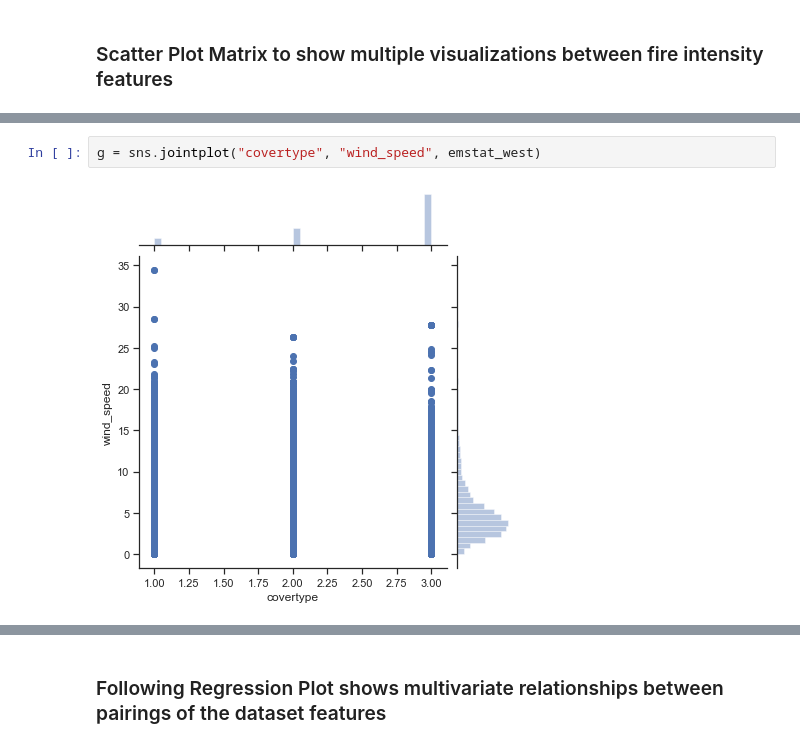
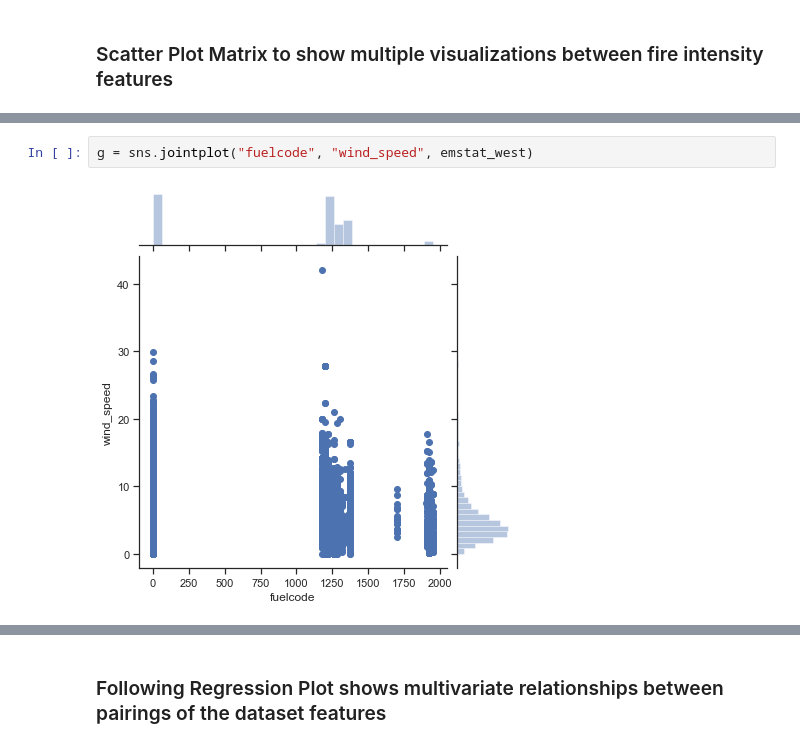
Before and after one commit to NahidGithub/Predicting-Wildfires, a Jupyter notebook: notebooks/Fire Intensity-Statistical Analysis-Production Code.ipynb, the cells around one changed output, grey strips where cells are left out. Drawn from its saved outputs; the diff is of its cells as text.

```diff
--- a/notebooks/Fire Intensity-Statistical Analysis-Production Code.ipynb
+++ b/notebooks/Fire Intensity-Statistical Analysis-Production Code.ipynb
@@ -294,4 +333,4 @@ g = sns.jointplot("prefire_fuel", "wind_speed", emstat_west)
 # %%
-g = sns.jointplot("covertype", "wind_speed", emstat_west)
+g = sns.jointplot("fuelcode", "wind_speed", emstat_west)
 # %% [output]
-[figure, old version]
+[figure, new version]
```
Also changed, not shown: parts of 33 cells of this notebook.
